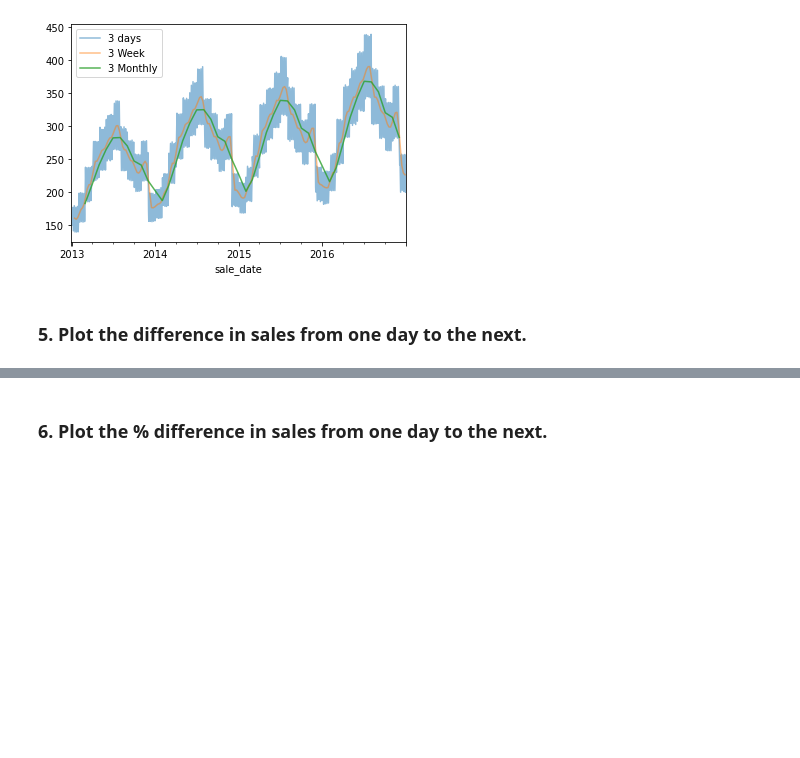
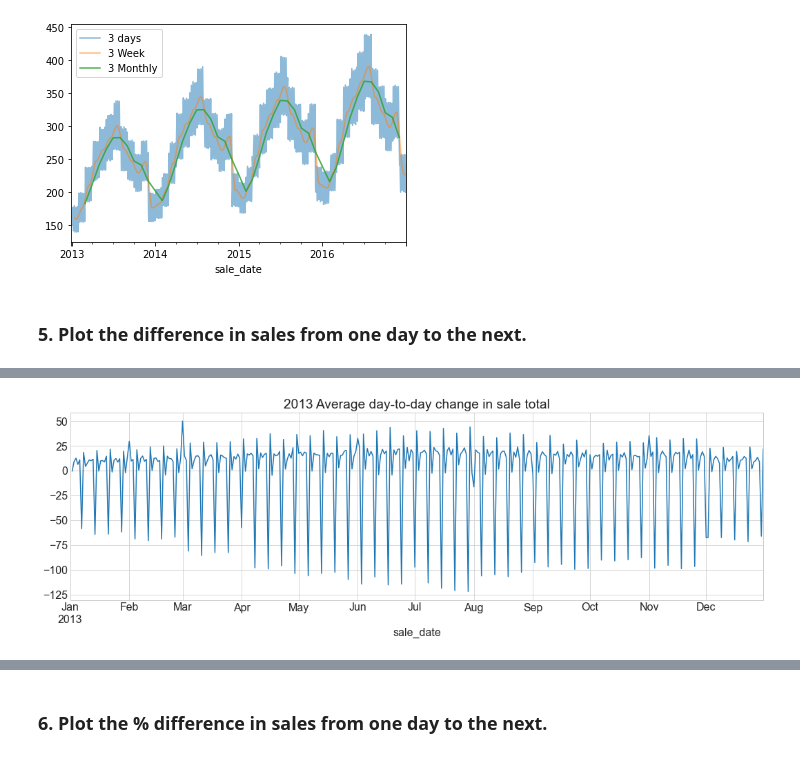
Before and after one commit to Yvette-Ibarra/time-series-exercises, a Jupyter notebook: explore.ipynb, the cells around one changed output, grey strips where cells are left out. Saved outputs shown, nothing was run; the diff lists cells and outputs as text; code cells hidden in the pictures; blank space fills up the shorter version.

```diff
--- a/explore.ipynb
+++ b/explore.ipynb
@@ -174,0 +167,5 @@ train.head()
+# %%
+plt.figure(figsize =(18,5))
+train['2013'].sales_total.resample('D').mean().diff().plot(title='2013 Average day-to-day change in sale total');
+# %% [output]
+[figure, added]
```
Also changed, not shown: parts of 103 cells of this notebook.
